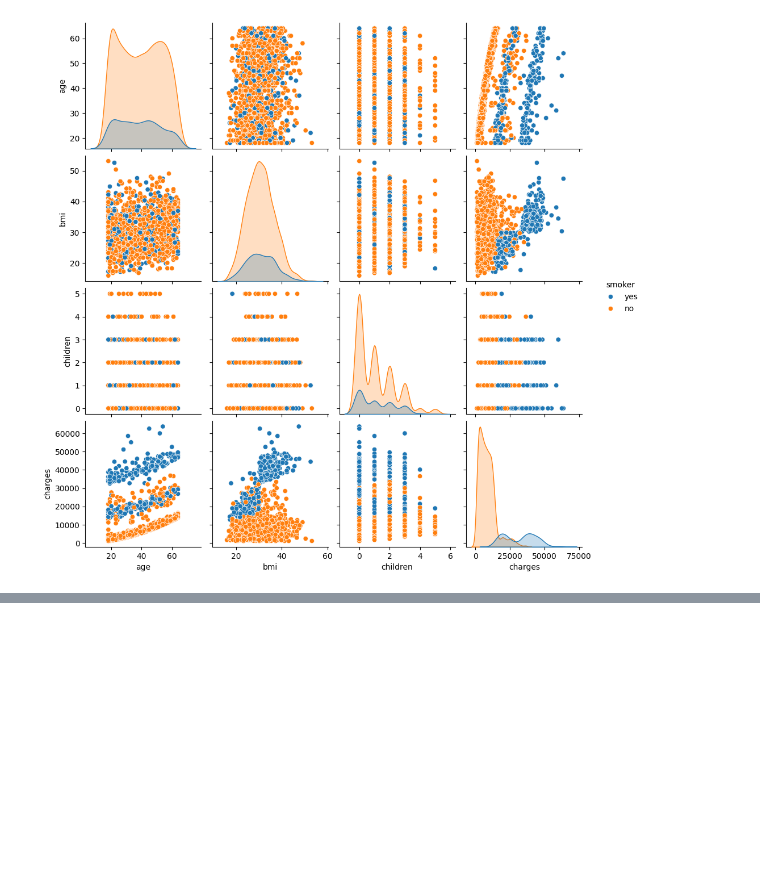
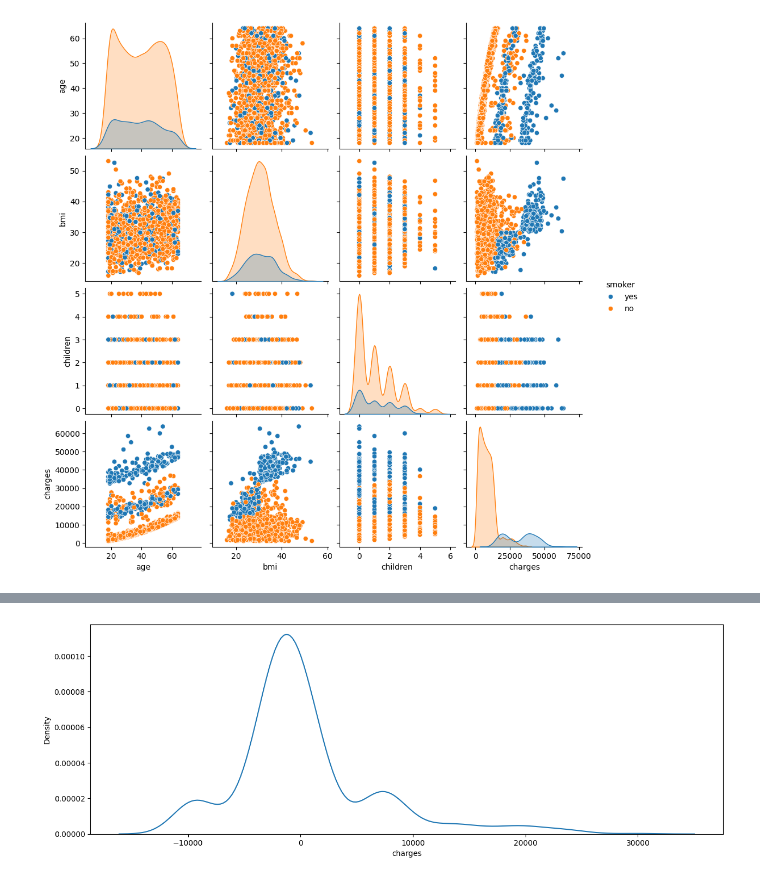
Before and after one commit to AyushDevadiga1/Machine-Learning, a Jupyter notebook: LinearRegressionOnMedicalInsurance.ipynb, the cells around one changed output, grey strips where cells are left out. Cells and saved outputs as stored; diff of their text form; code cells hidden in the pictures; blank space fills up the shorter version.

```diff
--- a/LinearRegressionOnMedicalInsurance.ipynb
+++ b/LinearRegressionOnMedicalInsurance.ipynb
@@ -92,0 +136,6 @@ lr_pipe = Pipeline([
+# %%
+plt.figure(figsize=(15,5))
+sns.kdeplot(residuals)
+plt.show() # Not normal
+# %% [output]
+[figure, added]
```
Also changed, not shown: parts of 14 cells of this notebook.
